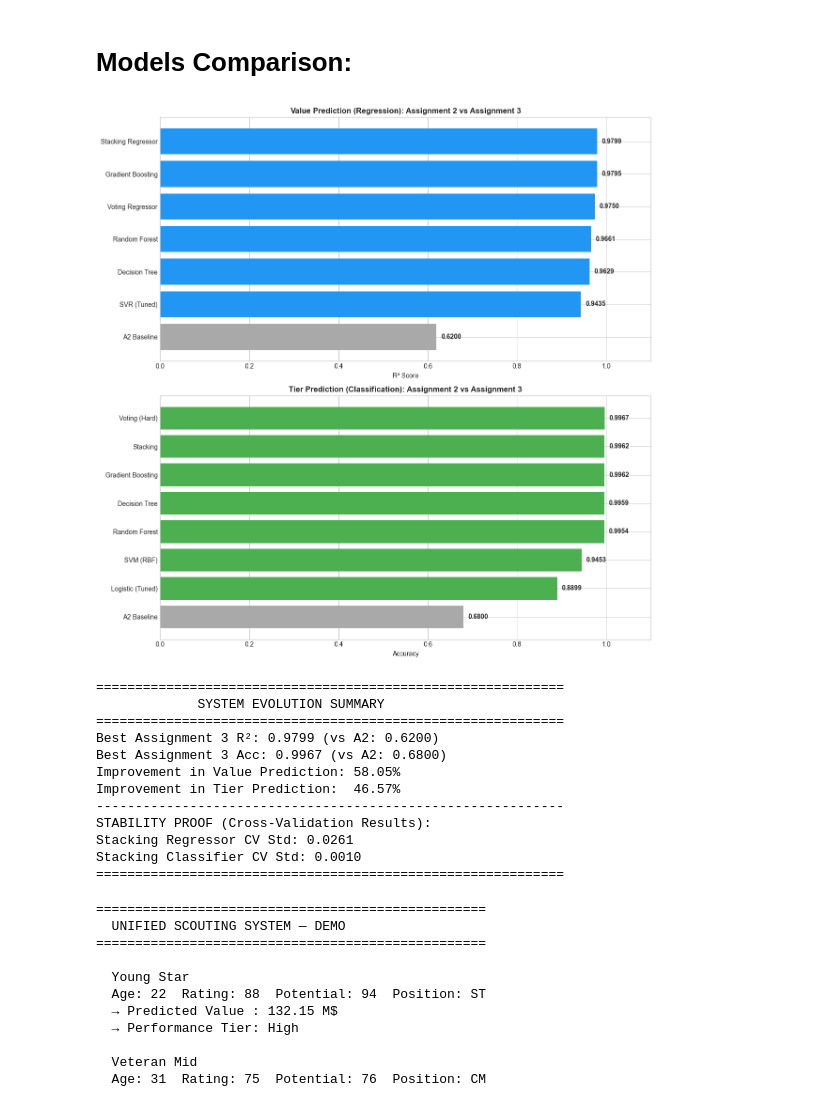
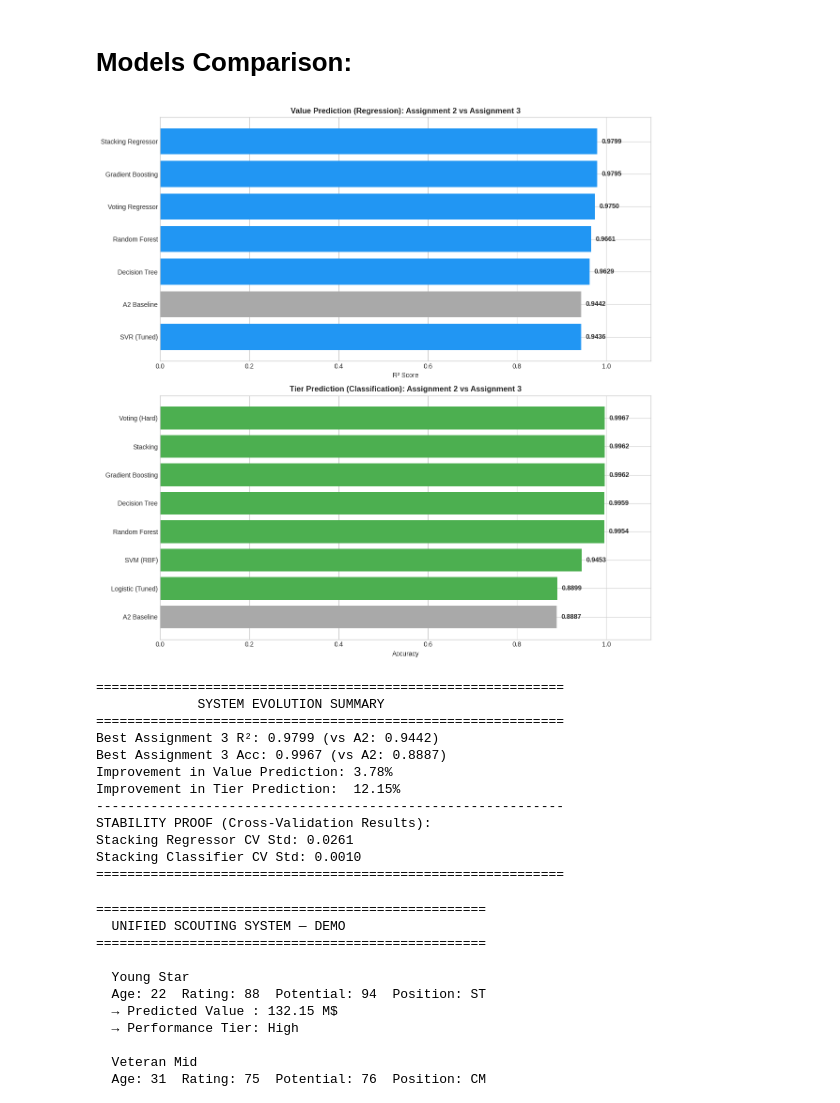
Before and after one commit to youssef28m/fifa-performance-analysis, a Jupyter notebook: main.ipynb, the cells around one changed output. Saved outputs shown, nothing was run; the diff lists cells and outputs as text; code cells hidden in the pictures.

```diff
--- a/main.ipynb
+++ b/main.ipynb
@@ -2637,9 +2638,9 @@ plt.show()
 # %%
 
 
-# 1. ASSIGNMENT 2 BASELINES (Update these with your specific A2 results)
-a2_value_r2 = 0.62    # Placeholder for A2 Linear/Naive Bayes R2
-a2_tier_acc = 0.68    # Placeholder for A2 Naive Bayes Accuracy
+# 1. ASSIGNMENT 2 BASELINES (Updated with actual A2 results from this notebook)
+a2_value_r2 = 0.9442    # Polynomial Regression degree 5 (Task 4)
+a2_tier_acc = 0.8887    # Logistic Regression default (Task 5)
 
 # 2. COLLECTING ALL ADVANCED MODELS FROM ASSIGNMENT 3
 # Regression Results (Player Value)
@@ -2689,41 +2690,41 @@ for i, v in enumerate(df_reg['R2_Score']):
 # Classification Chart
 colors_clf = ['#A9A9A9' if x == 'A2 Baseline' else '#4CAF50' for x in df_clf['Model']]
 ax2.barh(df_clf['Model'], df_clf['Accuracy'], color=colors_clf)
 ax2.set_title('Tier Prediction (Classification): Assignment 2 vs Assignment 3', fontweight='bold')
 ax2.set_xlabel('Accuracy')
 ax2.set_xlim(0, 1.1)
 
 for i, v in enumerate(df_clf['Accuracy']):
     ax2.text(v + 0.01, i, f'{v:.4f}', va='center', fontweight='bold')
 
 plt.tight_layout()
 plt.show()
 
 # 4. SYSTEM STABILITY & IMPROVEMENT SUMMARY
 print("="*60)
 print("             SYSTEM EVOLUTION SUMMARY")
 print("="*60)
 best_r2 = df_reg['R2_Score'].max()
 best_acc = df_clf['Accuracy'].max()
 
 print(f"Best Assignment 3 R²: {best_r2:.4f} (vs A2: {a2_value_r2:.4f})")
 print(f"Best Assignment 3 Acc: {best_acc:.4f} (vs A2: {a2_tier_acc:.4f})")
 print(f"Improvement in Value Prediction: {((best_r2 - a2_value_r2)/a2_value_r2)*100:.2f}%")
 print(f"Improvement in Tier Prediction:  {((best_acc - a2_tier_acc)/a2_tier_acc)*100:.2f}%")
 print("-" * 60)
 print("STABILITY PROOF (Cross-Validation Results):")
 print(f"Stacking Regressor CV Std: {cv_reg_results['Stacking']['std']:.4f}")
 print(f"Stacking Classifier CV Std: {cv_clf_results['Stacking']['std']:.4f}")
 print("="*60)
 # %% [output]
-[figure, old version]
+[figure, new version]
 ============================================================
              SYSTEM EVOLUTION SUMMARY
 ============================================================
-Best Assignment 3 R²: 0.9799 (vs A2: 0.6200)
-Best Assignment 3 Acc: 0.9967 (vs A2: 0.6800)
-Improvement in Value Prediction: 58.05%
-Improvement in Tier Prediction:  46.57%
+Best Assignment 3 R²: 0.9799 (vs A2: 0.9442)
+Best Assignment 3 Acc: 0.9967 (vs A2: 0.8887)
+Improvement in Value Prediction: 3.78%
+Improvement in Tier Prediction:  12.15%
 ------------------------------------------------------------
 STABILITY PROOF (Cross-Validation Results):
 Stacking Regressor CV Std: 0.0261
```
Also changed, not shown: parts of 17 cells of this notebook, 1 other file.
